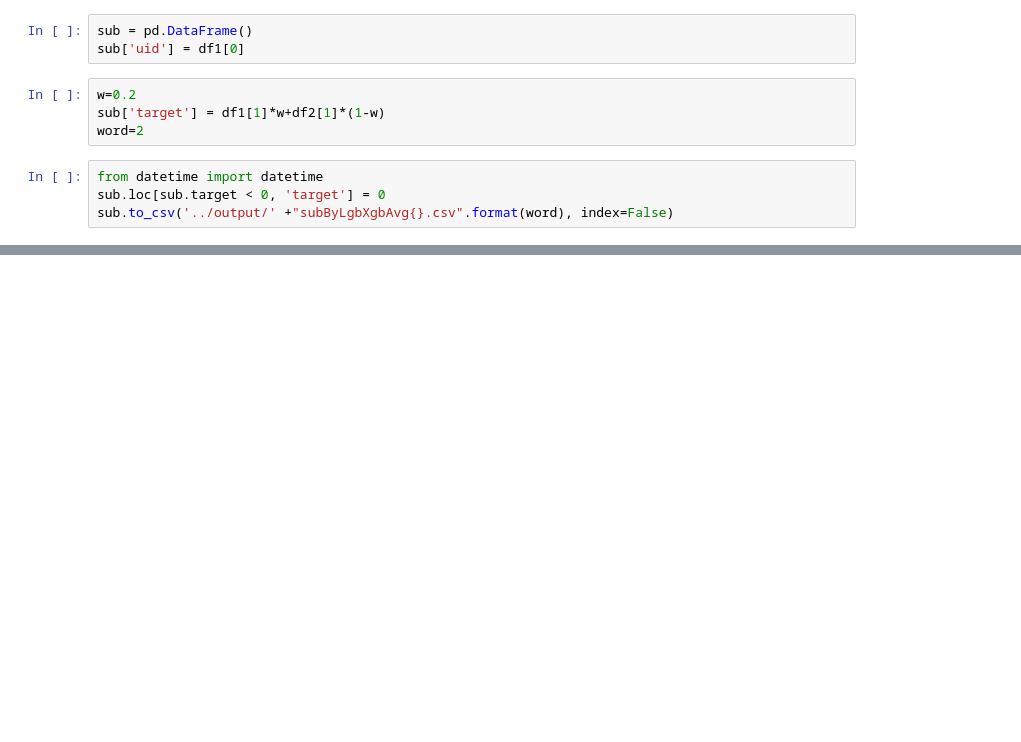
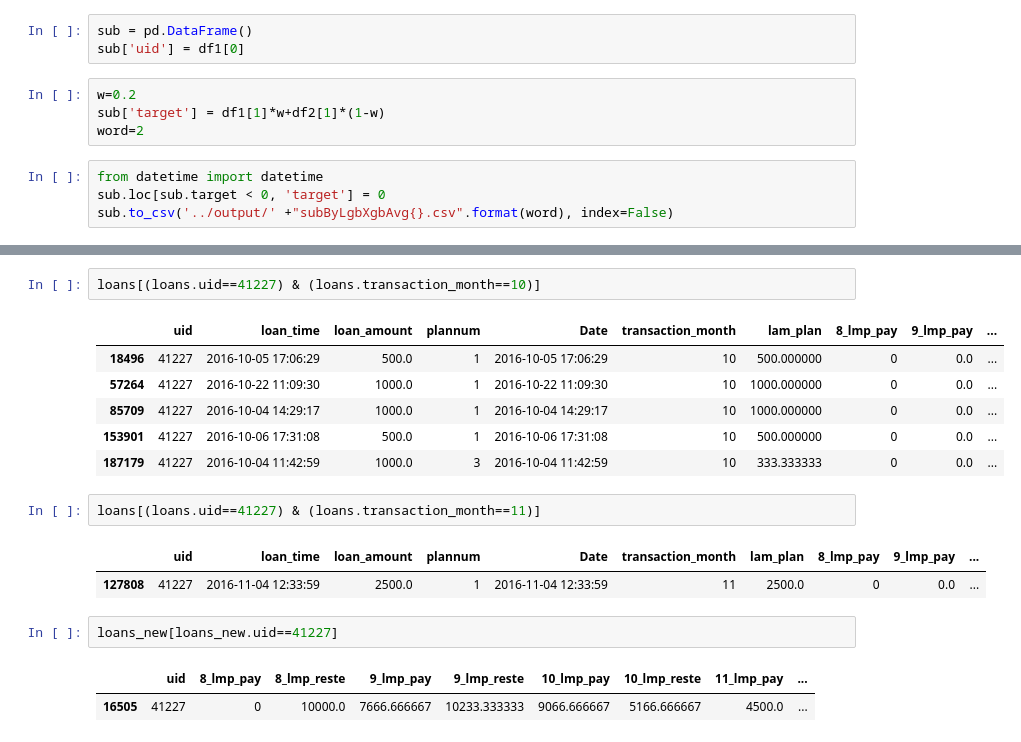
Before and after one commit to YulinGUO/LoanForecasting, a Jupyter notebook: pys/load.ipynb, the cells around one changed output, grey strips where cells are left out. Drawn from its saved outputs; the diff is of its cells as text; blank space fills up the shorter version.

```diff
--- a/pys/load.ipynb
+++ b/pys/load.ipynb
@@ -412,0 +491,19 @@ sub.to_csv('../output/' +"subByLgbXgbAvg{}.csv".format(word), index=False)
+# %%
+loans[(loans.uid==41227) & (loans.transaction_month==10)]
+# %% [output]
+|  | uid | loan_time | loan_amount | plannum | Date | transaction_month | lam_plan | 8_lmp_pay | 9_lmp_pay | ... |
+| 18496 | 41227 | 2016-10-05 17:06:29 | 500.0 | 1 | 2016-10-05 17:06:29 | 10 | 500.000000 | 0 | 0.0 | ... |
+| 57264 | 41227 | 2016-10-22 11:09:30 | 1000.0 | 1 | 2016-10-22 11:09:30 | 10 | 1000.000000 | 0 | 0.0 | ... |
+| 85709 | 41227 | 2016-10-04 14:29:17 | 1000.0 | 1 | 2016-10-04 14:29:17 | 10 | 1000.000000 | 0 | 0.0 | ... |
+| 153901 | 41227 | 2016-10-06 17:31:08 | 500.0 | 1 | 2016-10-06 17:31:08 | 10 | 500.000000 | 0 | 0.0 | ... |
+| 187179 | 41227 | 2016-10-04 11:42:59 | 1000.0 | 3 | 2016-10-04 11:42:59 | 10 | 333.333333 | 0 | 0.0 | ... |
+# %%
+loans[(loans.uid==41227) & (loans.transaction_month==11)]
+# %% [output]
+|  | uid | loan_time | loan_amount | plannum | Date | transaction_month | lam_plan | 8_lmp_pay | 9_lmp_pay | ... |
+| 127808 | 41227 | 2016-11-04 12:33:59 | 2500.0 | 1 | 2016-11-04 12:33:59 | 11 | 2500.0 | 0 | 0.0 | ... |
+# %%
+loans_new[loans_new.uid==41227]
+# %% [output]
+|  | uid | 8_lmp_pay | 8_lmp_reste | 9_lmp_pay | 9_lmp_reste | 10_lmp_pay | 10_lmp_reste | 11_lmp_pay | ... |
+| 16505 | 41227 | 0 | 10000.0 | 7666.666667 | 10233.333333 | 9066.666667 | 5166.666667 | 4500.0 | ... |
```
Also changed, not shown: parts of 8 cells of this notebook, 2 other files.
